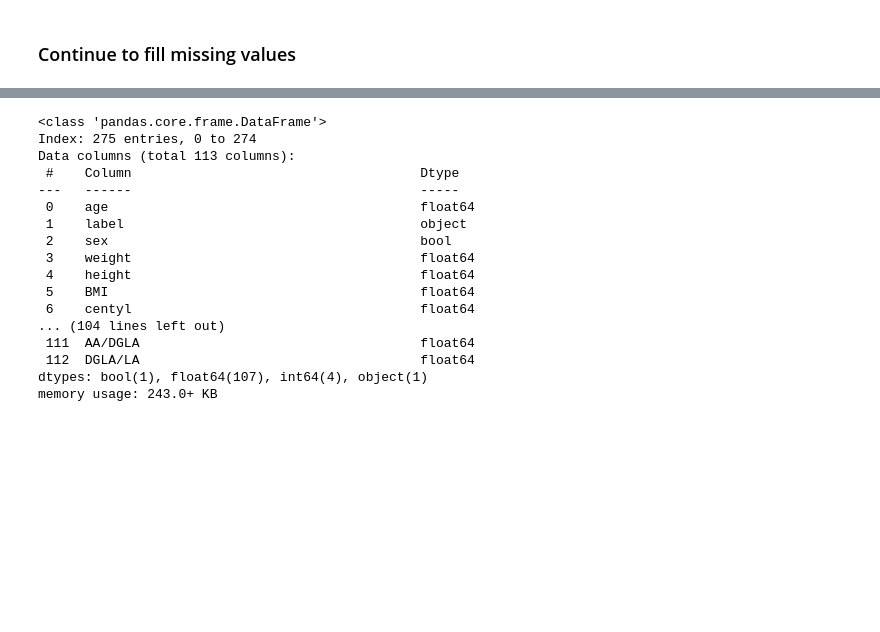
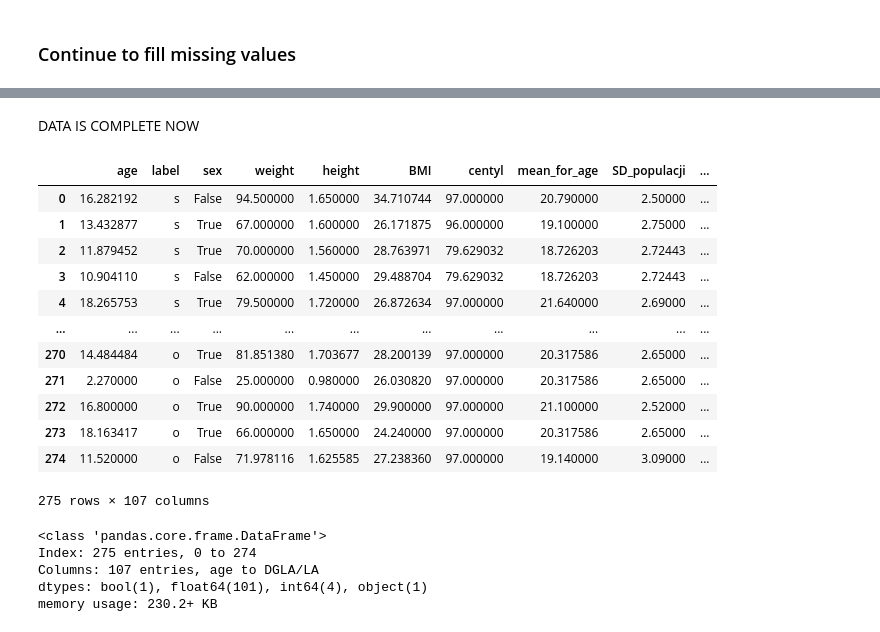
Before and after one commit to jakubpludowski/NAFLD-classifier, a Jupyter notebook: data_loader.ipynb, the cells around one changed output, grey strips where cells are left out. Drawn from its saved outputs; the diff is of its cells as text; code cells hidden in the pictures; blank space fills up the shorter version.

Commit message:
data complete2

```diff
--- a/data_loader.ipynb
+++ b/data_loader.ipynb
@@ -381,20 +397,43 @@ draw_missing(dataset)
 # %%
-dataset.info(verbose = True)
+for column in ['beta-karoten',  'GGTP','Erytrocyty', 'AST','leukocyty', 'visceral.1','nadpowięziowy', 'podpowięziowy','ALT','wit, A', 'wit, E','proinsulina','Adiponectin','Leptin','Lep, Recep','Active IGF-1','Free IGF-1','Free BP-2','Free BP-3',]:
+    dataset[column] = dataset.groupby('label')[column].transform(lambda val: val.fillna(val.median()))
-# %% [output]
-<class 'pandas.core.frame.DataFrame'>
-Index: 275 entries, 0 to 274
-Data columns (total 113 columns):
- #    Column                                     Dtype
----   ------                                     -----
- 0    age                                        float64
- 1    label                                      object
- 2    sex                                        bool
- 3    weight                                     float64
- 4    height                                     float64
- 5    BMI                                        float64
- 6    centyl                                     float64
-... (104 lines left out)
- 111  AA/DGLA                                    float64
- 112  DGLA/LA                                    float64
-dtypes: bool(1), float64(107), int64(4), object(1)
-memory usage: 243.0+ KB
+# %%
+dataset.loc[(dataset['Erytrocyty'].isnull()) & (dataset['sex'] == False), 'Erytrocyty'] = 5
+dataset.loc[(dataset['Erytrocyty'].isnull()) & (dataset['sex'] == True), 'Erytrocyty'] = 4
+
+dataset.loc[(dataset['leukocyty'].isnull()) & (dataset['age'] < 6), 'leukocyty'] = 10
+dataset.loc[(dataset['leukocyty'].isnull()) & (dataset['age'] < 18), 'leukocyty'] = 9
+dataset.loc[(dataset['leukocyty'].isnull()), 'leukocyty'] = 7
+
+dataset.loc[(dataset['Hb'].isnull()) & (dataset['sex'] == False), 'Hb'] = 15.5
+dataset.loc[(dataset['Hb'].isnull()) & (dataset['sex'] == True), 'Hb'] = 14
+
+dataset.loc[(dataset['Płytki krwi'].isnull()), 'Płytki krwi'] = 250
+dataset.loc[(dataset['INR'].isnull()), 'INR'] = 1
+dataset.loc[(dataset['wsp, Pr,'].isnull()), 'wsp, Pr,'] = 1
+# %% [markdown]
+DATA IS COMPLETE NOW
+# %%
+dataset
+# %% [output]
+|  | age | label | sex | weight | height | BMI | centyl | mean_for_age | SD_populacji | ... |
+| 0 | 16.282192 | s | False | 94.500000 | 1.650000 | 34.710744 | 97.000000 | 20.790000 | 2.50000 | ... |
+| 1 | 13.432877 | s | True | 67.000000 | 1.600000 | 26.171875 | 96.000000 | 19.100000 | 2.75000 | ... |
+| 2 | 11.879452 | s | True | 70.000000 | 1.560000 | 28.763971 | 79.629032 | 18.726203 | 2.72443 | ... |
+| 3 | 10.904110 | s | False | 62.000000 | 1.450000 | 29.488704 | 79.629032 | 18.726203 | 2.72443 | ... |
+| 4 | 18.265753 | s | True | 79.500000 | 1.720000 | 26.872634 | 97.000000 | 21.640000 | 2.69000 | ... |
+| ... | ... | ... | ... | ... | ... | ... | ... | ... | ... | ... |
+| 270 | 14.484484 | o | True | 81.851380 | 1.703677 | 28.200139 | 97.000000 | 20.317586 | 2.65000 | ... |
+| 271 | 2.270000 | o | False | 25.000000 | 0.980000 | 26.030820 | 97.000000 | 20.317586 | 2.65000 | ... |
+| 272 | 16.800000 | o | True | 90.000000 | 1.740000 | 29.900000 | 97.000000 | 21.100000 | 2.52000 | ... |
+| 273 | 18.163417 | o | True | 66.000000 | 1.650000 | 24.240000 | 97.000000 | 20.317586 | 2.65000 | ... |
+| 274 | 11.520000 | o | False | 71.978116 | 1.625585 | 27.238360 | 97.000000 | 19.140000 | 3.09000 | ... |
+275 rows × 107 columns
+# %%
+dataset.info()
+# %% [output]
+<class 'pandas.core.frame.DataFrame'>
+Index: 275 entries, 0 to 274
+Columns: 107 entries, age to DGLA/LA
+dtypes: bool(1), float64(101), int64(4), object(1)
+memory usage: 230.2+ KB
```
Also changed, not shown: parts of 10 cells of this notebook.
